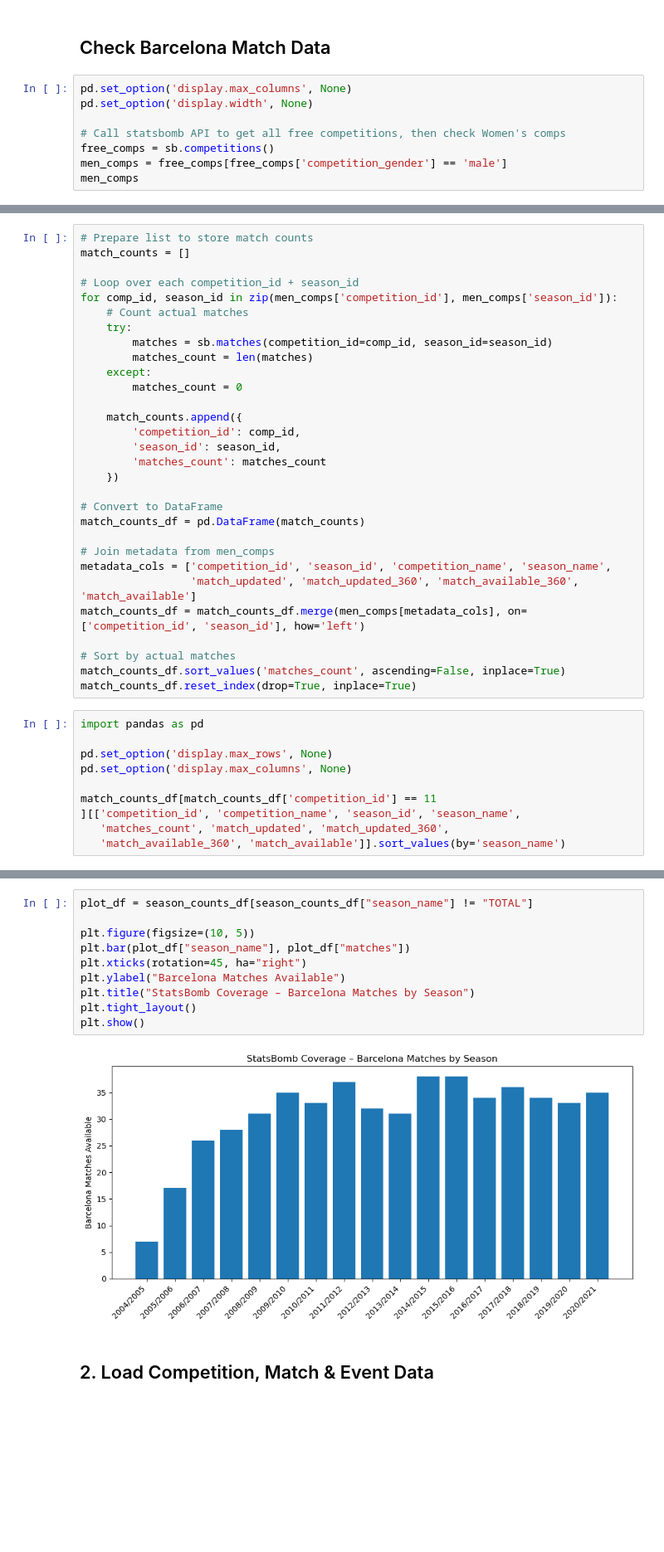
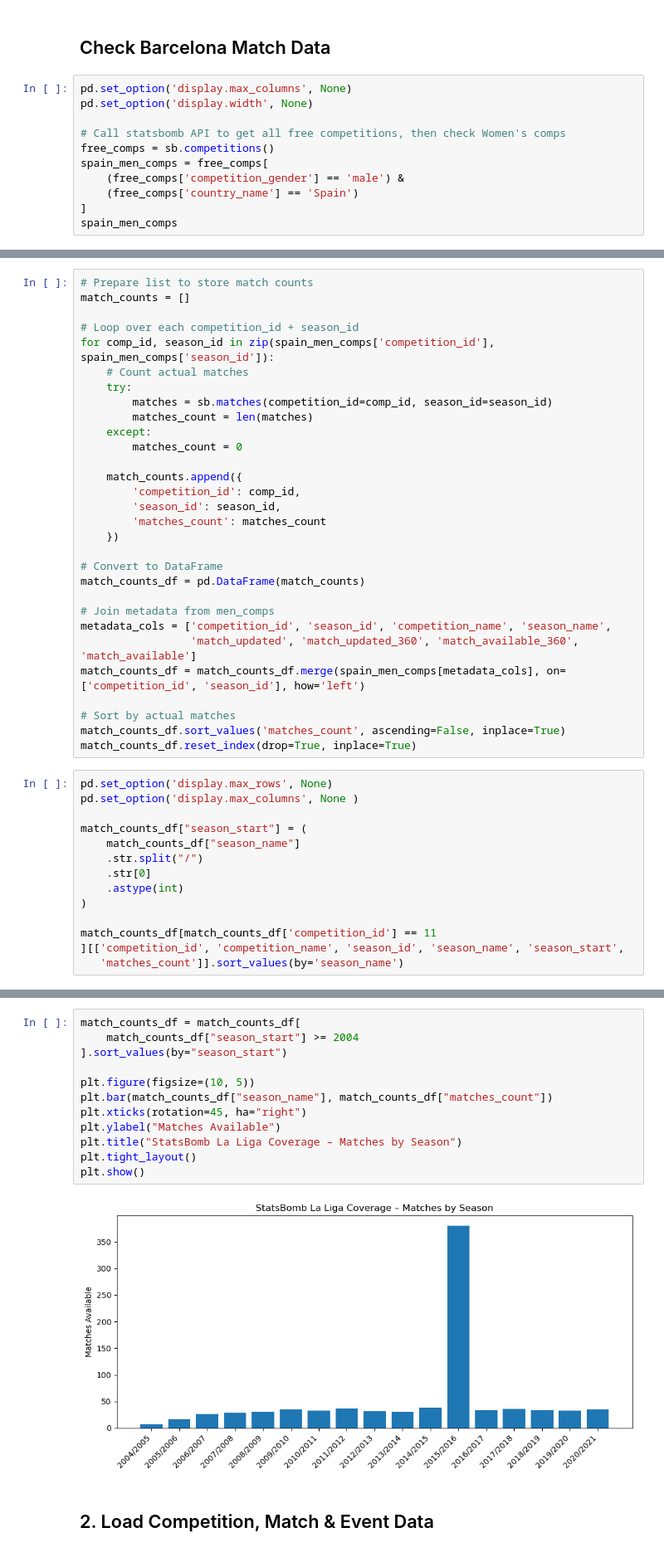
Before and after one commit to vickyfriss/Football-analytics, a Jupyter notebook: 202604 - 3 - Analysing Barcelona Evolution Through Pass Clustering Visualisations.ipynb, the cells around one changed output, grey strips where cells are left out. Shown at 83% size. Drawn from its saved outputs; the diff is of its cells as text; blank space fills up the shorter version.

```diff
--- a/202604 - 3 - Analysing Barcelona Evolution Through Pass Clustering Visualisations.ipynb
+++ b/202604 - 3 - Analysing Barcelona Evolution Through Pass Clustering Visualisations.ipynb
@@ -56,7 +56,10 @@ pd.set_option('display.width', None)
 
 # Call statsbomb API to get all free competitions, then check Women's comps
 free_comps = sb.competitions()
-men_comps = free_comps[free_comps['competition_gender'] == 'male']
-men_comps
+spain_men_comps = free_comps[
+    (free_comps['competition_gender'] == 'male') &
+    (free_comps['country_name'] == 'Spain')
+]
+spain_men_comps
 # %% [output]
 |  | competition_id | season_id | country_name | competition_name | competition_gender | competition_youth | ... |
@@ -81,7 +84,7 @@ men_comps
 match_counts = []
 
 # Loop over each competition_id + season_id
-for comp_id, season_id in zip(men_comps['competition_id'], men_comps['season_id']):
+for comp_id, season_id in zip(spain_men_comps['competition_id'], spain_men_comps['season_id']):
     # Count actual matches
     try:
         matches = sb.matches(competition_id=comp_id, season_id=season_id)
@@ -101,19 +104,23 @@ match_counts_df = pd.DataFrame(match_counts)
 # Join metadata from men_comps
 metadata_cols = ['competition_id', 'season_id', 'competition_name', 'season_name',
                  'match_updated', 'match_updated_360', 'match_available_360', 'match_available']
-match_counts_df = match_counts_df.merge(men_comps[metadata_cols], on=['competition_id', 'season_id'], how='left')
+match_counts_df = match_counts_df.merge(spain_men_comps[metadata_cols], on=['competition_id', 'season_id'], how='left')
 
 # Sort by actual matches
 match_counts_df.sort_values('matches_count', ascending=False, inplace=True)
 match_counts_df.reset_index(drop=True, inplace=True)
 # %%
-import pandas as pd
+pd.set_option('display.max_rows', None)
+pd.set_option('display.max_columns', None )
 
-pd.set_option('display.max_rows', None)
-pd.set_option('display.max_columns', None)
+match_counts_df["season_start"] = (
+    match_counts_df["season_name"]
+    .str.split("/")
+    .str[0]
+    .astype(int)
+)
 
 match_counts_df[match_counts_df['competition_id'] == 11
-][['competition_id', 'competition_name', 'season_id', 'season_name',
-   'matches_count', 'match_updated', 'match_updated_360',
-   'match_available_360', 'match_available']].sort_values(by='season_name')
+][['competition_id', 'competition_name', 'season_id', 'season_name', 'season_start',
+   'matches_count']].sort_values(by='season_name')
 # %% [output]
@@ -179,15 +144,17 @@ season_counts_df
 # %%
-plot_df = season_counts_df[season_counts_df["season_name"] != "TOTAL"]
+match_counts_df = match_counts_df[
+    match_counts_df["season_start"] >= 2004
+].sort_values(by="season_start")
 
 plt.figure(figsize=(10, 5))
-plt.bar(plot_df["season_name"], plot_df["matches"])
+plt.bar(match_counts_df["season_name"], match_counts_df["matches_count"])
 plt.xticks(rotation=45, ha="right")
-plt.ylabel("Barcelona Matches Available")
-plt.title("StatsBomb Coverage – Barcelona Matches by Season")
+plt.ylabel("Matches Available")
+plt.title("StatsBomb La Liga Coverage – Matches by Season")
 plt.tight_layout()
 plt.show()
 # %% [output]
-[figure, old version]
+[figure, new version]
 # %% [markdown]
 ## 2. Load Competition, Match & Event Data
 # %%
```
Also changed, not shown: parts of 8 cells of this notebook.
